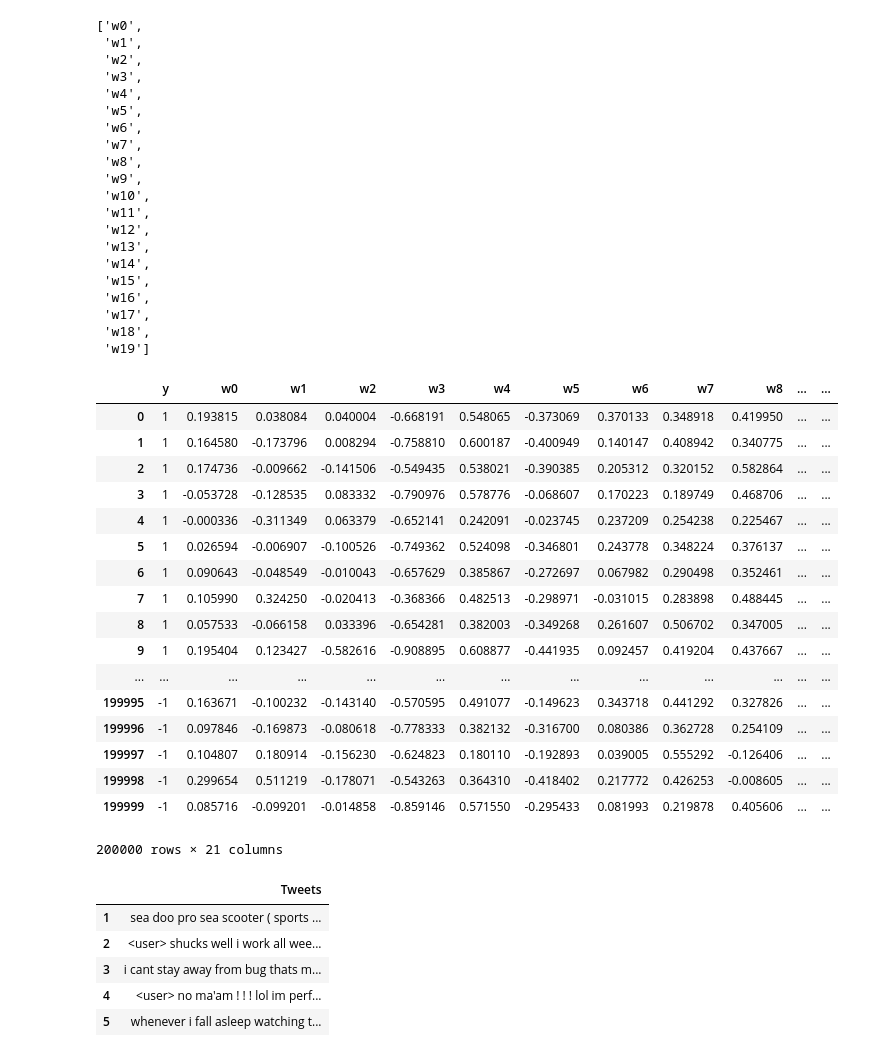
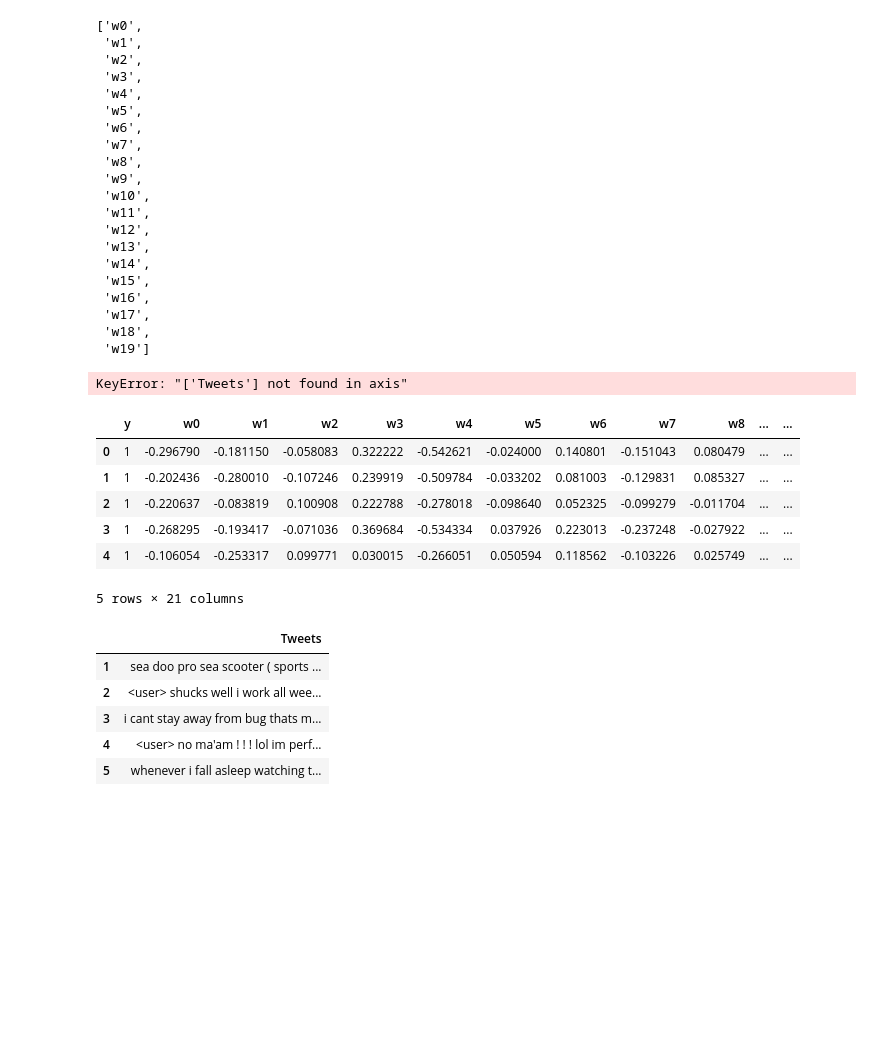
Before and after one commit to Krysis789/MLproject2, a Jupyter notebook: Notebook_Project2.ipynb, the cells around one changed output. Cells and saved outputs as stored; diff of their text form; code cells hidden in the pictures; blank space fills up the shorter version.

```diff
--- a/Notebook_Project2.ipynb
+++ b/Notebook_Project2.ipynb
@@ -289,5 +318,5 @@ we.shape
 # %%
-def representation(tweet):
+def representation(tweet, we, vocab):
     acc = np.array(0)
     n_ignored_word = 0
     for word in tweet.split():
@@ -310,6 +339,8 @@ problem with #10factsaboutme
 problem with #10factsaboutme
 problem with #10factsaboutme
 problem with #10factsaboutme
+# %%
+train_full["w"] = train_full["Tweets"].apply(lambda x: representation(x, we_full, vocab_full))
 # %%
 col = ["w" + str(k) for k in range(20)]
 col
@@ -334,28 +365,16 @@ col
  'w17',
  'w18',
  'w19']
+# %%
+train_full.drop("Tweets",axis=1,inplace=True)
+# %% [output]
+KeyError: "['Tweets'] not found in axis"
 # %%
-train[col] = train["w"].apply(pd.Series)
-train.drop("w",axis=1,inplace=True)
-train.drop("Tweets",axis=1,inplace=True)
+#train.drop("Tweets",axis=1,inplace=True)
+#train[col] = train["w"].apply(pd.Series)
+#train.drop("w",axis=1,inplace=True)
+
+
+
+train_full[col] = train_full["w"].apply(pd.Series)
+train_full.drop("w",axis=1,inplace=True)
-# %%
-train
-# %% [output]
-|  | y | w0 | w1 | w2 | w3 | w4 | w5 | w6 | w7 | w8 | ... | ... |
-| 0 | 1 | 0.193815 | 0.038084 | 0.040004 | -0.668191 | 0.548065 | -0.373069 | 0.370133 | 0.348918 | 0.419950 | ... | ... |
-| 1 | 1 | 0.164580 | -0.173796 | 0.008294 | -0.758810 | 0.600187 | -0.400949 | 0.140147 | 0.408942 | 0.340775 | ... | ... |
-| 2 | 1 | 0.174736 | -0.009662 | -0.141506 | -0.549435 | 0.538021 | -0.390385 | 0.205312 | 0.320152 | 0.582864 | ... | ... |
-| 3 | 1 | -0.053728 | -0.128535 | 0.083332 | -0.790976 | 0.578776 | -0.068607 | 0.170223 | 0.189749 | 0.468706 | ... | ... |
-| 4 | 1 | -0.000336 | -0.311349 | 0.063379 | -0.652141 | 0.242091 | -0.023745 | 0.237209 | 0.254238 | 0.225467 | ... | ... |
-| 5 | 1 | 0.026594 | -0.006907 | -0.100526 | -0.749362 | 0.524098 | -0.346801 | 0.243778 | 0.348224 | 0.376137 | ... | ... |
-| 6 | 1 | 0.090643 | -0.048549 | -0.010043 | -0.657629 | 0.385867 | -0.272697 | 0.067982 | 0.290498 | 0.352461 | ... | ... |
-| 7 | 1 | 0.105990 | 0.324250 | -0.020413 | -0.368366 | 0.482513 | -0.298971 | -0.031015 | 0.283898 | 0.488445 | ... | ... |
-| 8 | 1 | 0.057533 | -0.066158 | 0.033396 | -0.654281 | 0.382003 | -0.349268 | 0.261607 | 0.506702 | 0.347005 | ... | ... |
-| 9 | 1 | 0.195404 | 0.123427 | -0.582616 | -0.908895 | 0.608877 | -0.441935 | 0.092457 | 0.419204 | 0.437667 | ... | ... |
-| ... | ... | ... | ... | ... | ... | ... | ... | ... | ... | ... | ... | ... |
-| 199995 | -1 | 0.163671 | -0.100232 | -0.143140 | -0.570595 | 0.491077 | -0.149623 | 0.343718 | 0.441292 | 0.327826 | ... | ... |
-| 199996 | -1 | 0.097846 | -0.169873 | -0.080618 | -0.778333 | 0.382132 | -0.316700 | 0.080386 | 0.362728 | 0.254109 | ... | ... |
-| 199997 | -1 | 0.104807 | 0.180914 | -0.156230 | -0.624823 | 0.180110 | -0.192893 | 0.039005 | 0.555292 | -0.126406 | ... | ... |
-| 199998 | -1 | 0.299654 | 0.511219 | -0.178071 | -0.543263 | 0.364310 | -0.418402 | 0.217772 | 0.426253 | -0.008605 | ... | ... |
-| 199999 | -1 | 0.085716 | -0.099201 | -0.014858 | -0.859146 | 0.571550 | -0.295433 | 0.081993 | 0.219878 | 0.405606 | ... | ... |
-200000 rows × 21 columns
@@ -362,3 +384,15 @@ train
+# %%
+from IPython.display import display
+
+display(train_full.head())
+# %% [output]
+|  | y | w0 | w1 | w2 | w3 | w4 | w5 | w6 | w7 | w8 | ... | ... |
+| 0 | 1 | -0.296790 | -0.181150 | -0.058083 | 0.322222 | -0.542621 | -0.024000 | 0.140801 | -0.151043 | 0.080479 | ... | ... |
+| 1 | 1 | -0.202436 | -0.280010 | -0.107246 | 0.239919 | -0.509784 | -0.033202 | 0.081003 | -0.129831 | 0.085327 | ... | ... |
+| 2 | 1 | -0.220637 | -0.083819 | 0.100908 | 0.222788 | -0.278018 | -0.098640 | 0.052325 | -0.099279 | -0.011704 | ... | ... |
+| 3 | 1 | -0.268295 | -0.193417 | -0.071036 | 0.369684 | -0.534334 | 0.037926 | 0.223013 | -0.237248 | -0.027922 | ... | ... |
+| 4 | 1 | -0.106054 | -0.253317 | 0.099771 | 0.030015 | -0.266051 | 0.050594 | 0.118562 | -0.103226 | 0.025749 | ... | ... |
+5 rows × 21 columns
 # %%
 test.head()
 # %% [output]
```
Also changed, not shown: parts of 21 cells of this notebook, 1 other file.
